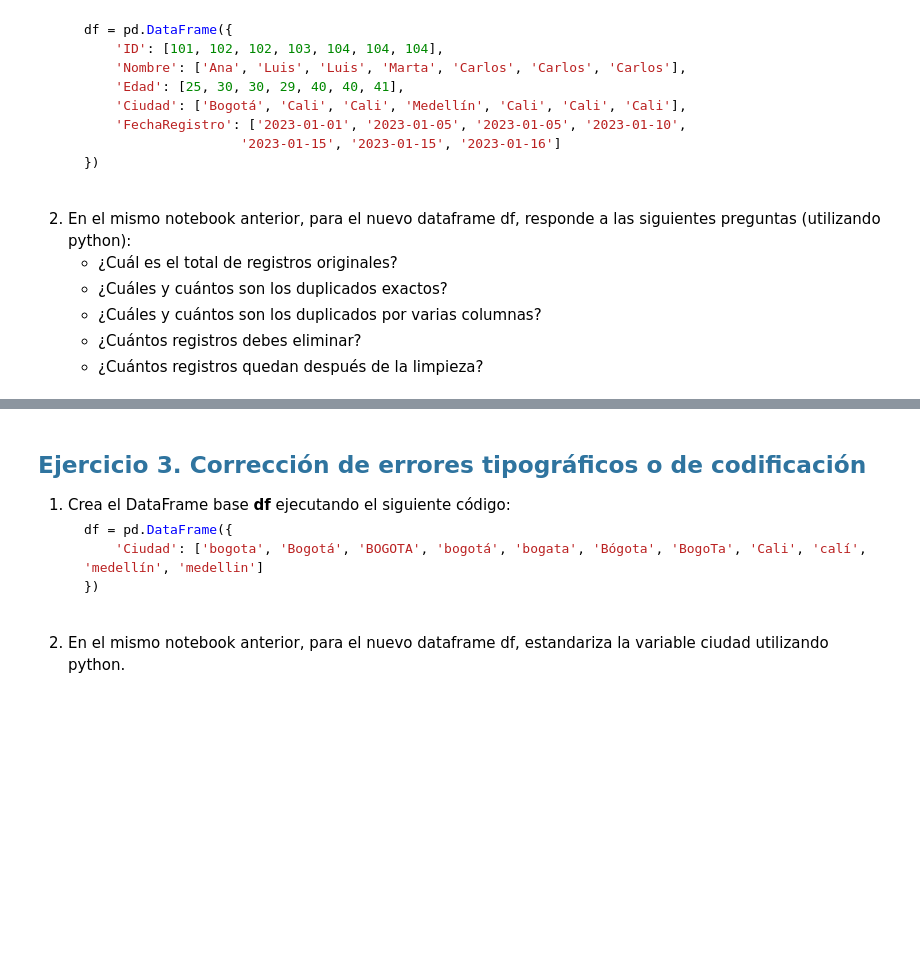
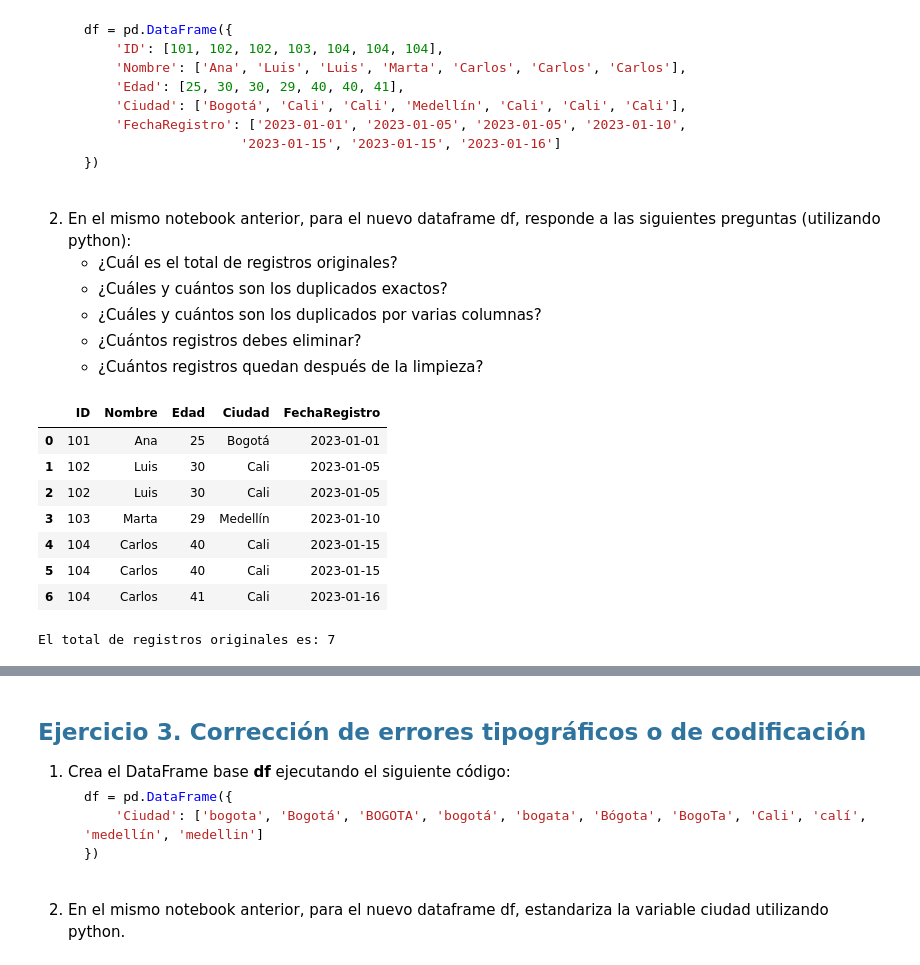
Before and after one commit to JulianCarvajal/BeatAnalytics, a Jupyter notebook: sesiones_practicas/sp_5_natalia_bernal_julian_carvajal.ipynb, the cells around one changed output, grey strips where cells are left out. Cells and saved outputs as stored; diff of their text form; code cells hidden in the pictures; blank space fills up the shorter version.

```diff
--- a/sesiones_practicas/sp_5_natalia_bernal_julian_carvajal.ipynb
+++ b/sesiones_practicas/sp_5_natalia_bernal_julian_carvajal.ipynb
@@ -100,3 +100,29 @@ See the caveats in the documentation: https://pandas.pydata.org/pandas-docs/stab
     - ¿Cuáles y cuántos son los duplicados por varias columnas?
     - ¿Cuántos registros debes eliminar?
     - ¿Cuántos registros quedan después de la limpieza?
+# %%
+df = pd.DataFrame({
+    'ID': [101, 102, 102, 103, 104, 104, 104],
+    'Nombre': ['Ana', 'Luis', 'Luis', 'Marta', 'Carlos', 'Carlos', 'Carlos'],
+    'Edad': [25, 30, 30, 29, 40, 40, 41],
+    'Ciudad': ['Bogotá', 'Cali', 'Cali', 'Medellín', 'Cali', 'Cali', 'Cali'],
+    'FechaRegistro': ['2023-01-01', '2023-01-05', '2023-01-05', '2023-01-10',
+                    '2023-01-15', '2023-01-15', '2023-01-16']
+})
+
+df
+# %% [output]
+|  | ID | Nombre | Edad | Ciudad | FechaRegistro |
+| 0 | 101 | Ana | 25 | Bogotá | 2023-01-01 |
+| 1 | 102 | Luis | 30 | Cali | 2023-01-05 |
+| 2 | 102 | Luis | 30 | Cali | 2023-01-05 |
+| 3 | 103 | Marta | 29 | Medellín | 2023-01-10 |
+| 4 | 104 | Carlos | 40 | Cali | 2023-01-15 |
+| 5 | 104 | Carlos | 40 | Cali | 2023-01-15 |
+| 6 | 104 | Carlos | 41 | Cali | 2023-01-16 |
+# %%
+# Total de registros originales
+X, Y = df.shape
+print(f'El total de registros originales es: {X}')
+# %% [output]
+El total de registros originales es: 7
```
Also changed, not shown: parts of 2 cells of this notebook.
